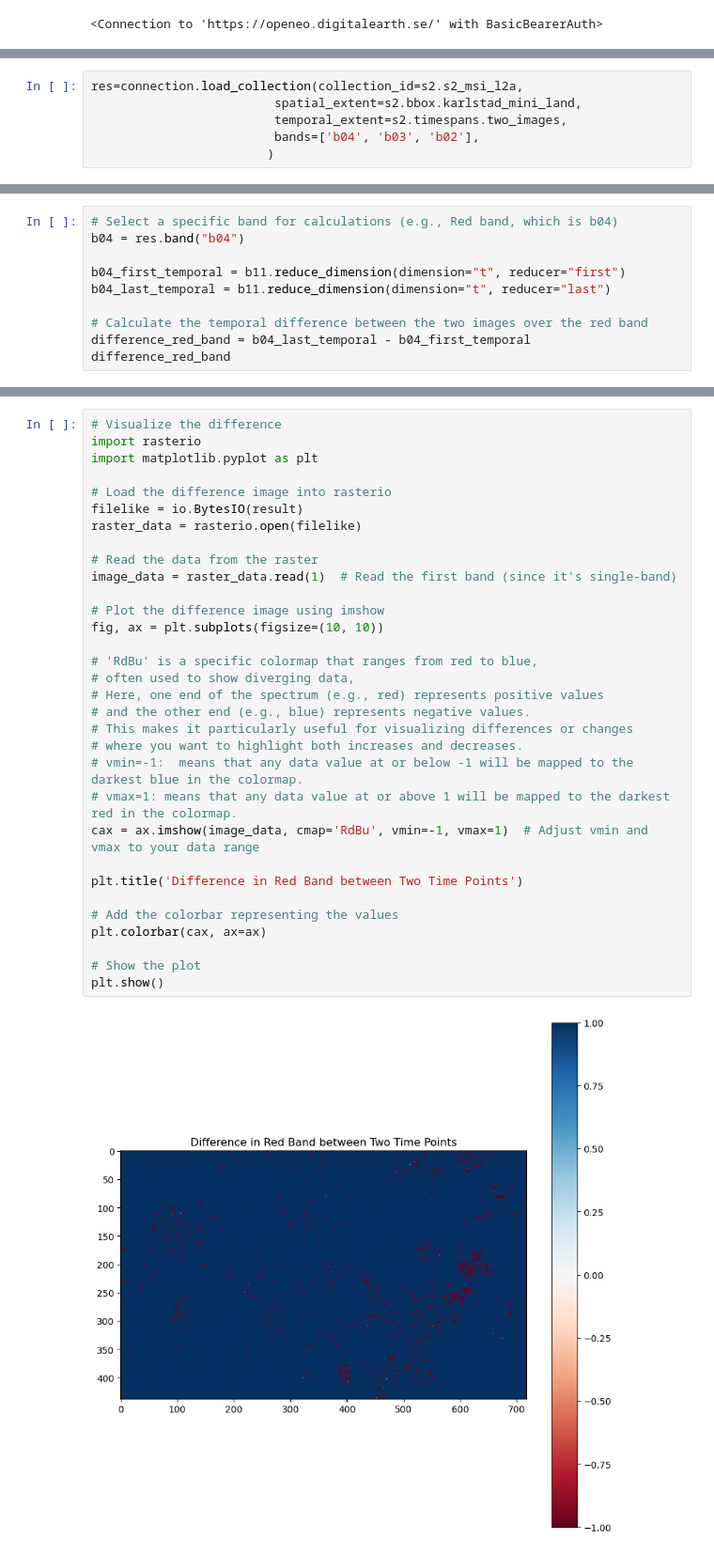
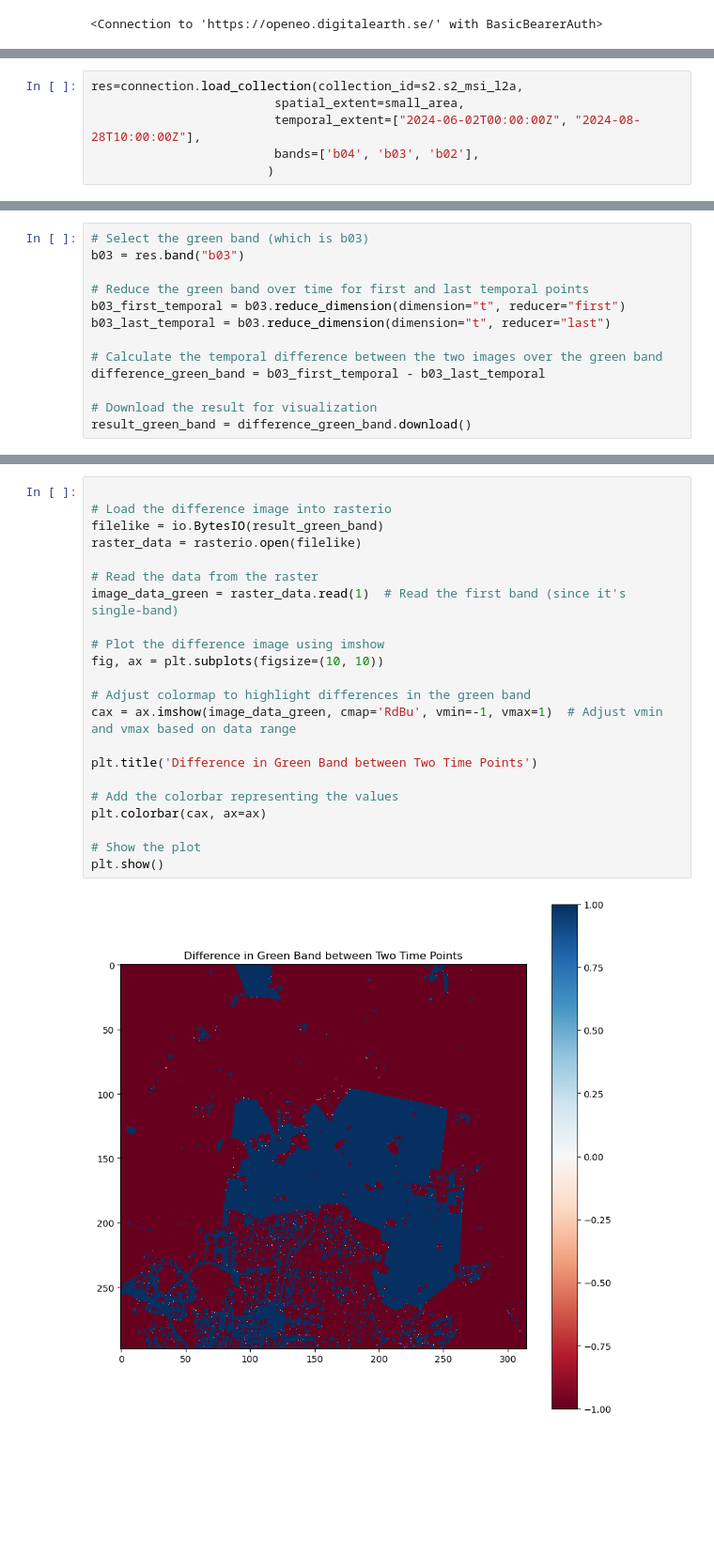
Before and after one commit to DigitalEarthSweden/digital-earth-sweden-community, a Jupyter notebook: tutorials/040_VIZ_030-Difference-Analysis.ipynb, the cells around one changed output, grey strips where cells are left out. Shown at 94% size. Drawn from its saved outputs; the diff is of its cells as text; blank space fills up the shorter version.

Commit message:
Add a good representation of difference in image
Fixes EOP-2350

```diff
--- a/tutorials/040_VIZ_030-Difference-Analysis.ipynb
+++ b/tutorials/040_VIZ_030-Difference-Analysis.ipynb
@@ -37,7 +74,7 @@ connection.authenticate_basic(username=user, password=passwd)
 # %%
 res=connection.load_collection(collection_id=s2.s2_msi_l2a,
-                         spatial_extent=s2.bbox.karlstad_mini_land,
-                         temporal_extent=s2.timespans.two_images,
+                         spatial_extent=small_area,
+                         temporal_extent=["2024-06-02T00:00:00Z", "2024-08-28T10:00:00Z"],
                          bands=['b04', 'b03', 'b02'],
                         )
 # %%
@@ -61,10 +97,13 @@ show_result(last_image.download(format="gtiff"))
 # %%
-# Select a specific band for calculations (e.g., Red band, which is b04)
-b04 = res.band("b04")
+# Select the green band (which is b03)
+b03 = res.band("b03")
 
-b04_first_temporal = b11.reduce_dimension(dimension="t", reducer="first")
-b04_last_temporal = b11.reduce_dimension(dimension="t", reducer="last")
+# Reduce the green band over time for first and last temporal points
+b03_first_temporal = b03.reduce_dimension(dimension="t", reducer="first")
+b03_last_temporal = b03.reduce_dimension(dimension="t", reducer="last")
 
-# Calculate the temporal difference between the two images over the red band
-difference_red_band = b04_last_temporal - b04_first_temporal
-difference_red_band
+# Calculate the temporal difference between the two images over the green band
+difference_green_band = b03_first_temporal - b03_last_temporal
+
+# Download the result for visualization
+result_green_band = difference_green_band.download()
@@ -76,34 +112,24 @@ result = difference_red_band.download()
 # %%
-# Visualize the difference
-import rasterio
-import matplotlib.pyplot as plt
 
 # Load the difference image into rasterio
-filelike = io.BytesIO(result)
+filelike = io.BytesIO(result_green_band)
 raster_data = rasterio.open(filelike)
 
 # Read the data from the raster
-image_data = raster_data.read(1)  # Read the first band (since it's single-band)
+image_data_green = raster_data.read(1)  # Read the first band (since it's single-band)
 
 # Plot the difference image using imshow
 fig, ax = plt.subplots(figsize=(10, 10))
 
-# 'RdBu' is a specific colormap that ranges from red to blue,
-# often used to show diverging data,
-# Here, one end of the spectrum (e.g., red) represents positive values
-# and the other end (e.g., blue) represents negative values.
-# This makes it particularly useful for visualizing differences or changes
-# where you want to highlight both increases and decreases.
-# vmin=-1:  means that any data value at or below -1 will be mapped to the darkest blue in the colormap.
-# vmax=1: means that any data value at or above 1 will be mapped to the darkest red in the colormap.
-cax = ax.imshow(image_data, cmap='RdBu', vmin=-1, vmax=1)  # Adjust vmin and vmax to your data range
+# Adjust colormap to highlight differences in the green band
+cax = ax.imshow(image_data_green, cmap='RdBu', vmin=-1, vmax=1)  # Adjust vmin and vmax based on data range
 
-plt.title('Difference in Red Band between Two Time Points')
+plt.title('Difference in Green Band between Two Time Points')
 
 # Add the colorbar representing the values
 plt.colorbar(cax, ax=ax)
 
 # Show the plot
 plt.show()
 # %% [output]
-[figure, old version]
+[figure, new version]
```
Also changed, not shown: parts of 11 cells of this notebook.
